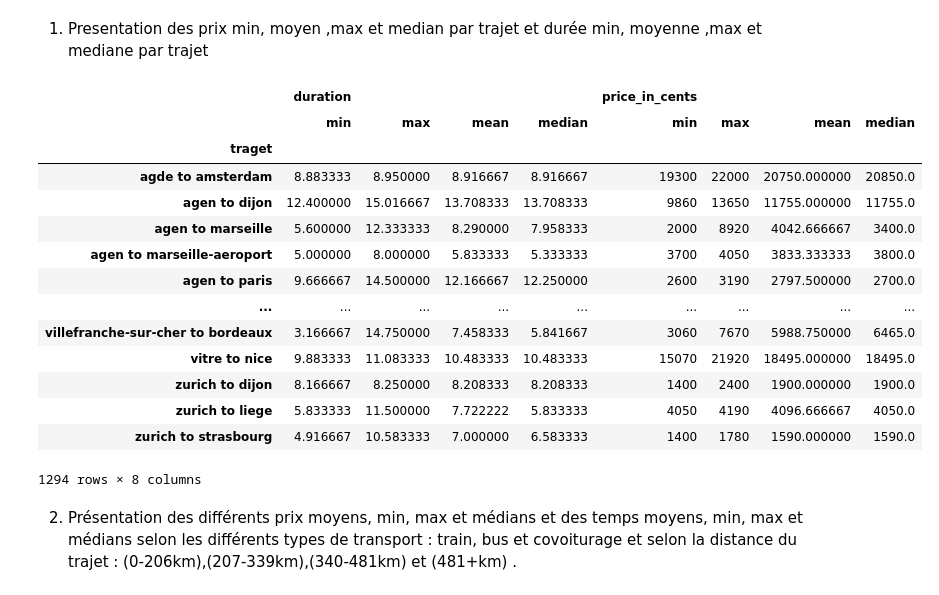
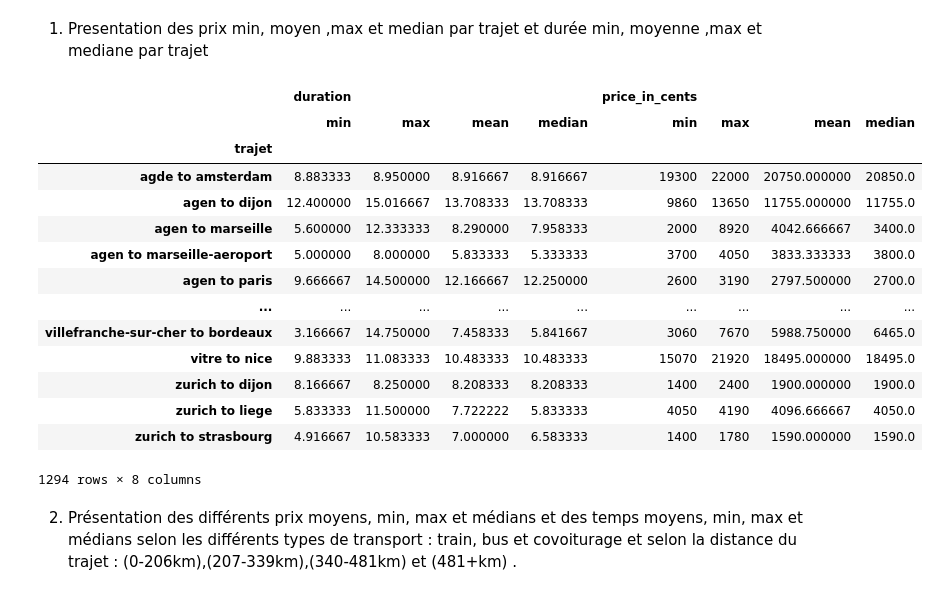
Before and after one commit to emnasouki/test_tictactrip, a Jupyter notebook: Test_technique_Tictactrip.ipynb, the cells around one changed output. Drawn from its saved outputs; the diff is of its cells as text; code cells hidden in the pictures.

```diff
--- a/Test_technique_Tictactrip.ipynb
+++ b/Test_technique_Tictactrip.ipynb
@@ -21,9 +21,4 @@ def TimeDiff(date_1, date_2):
   start = datetime.strptime(date_1, date_format_str)
   end =   datetime.strptime(date_2, date_format_str)
   diff = end - start
-  diff_in_hours = diff.total_seconds() / 3600
-  return (diff_in_hours)
+  return diff.total_seconds() / 3600
-# %%
-# Calculer la distance entre deux coordonnées
-def distances(coords_1, coords_2):
-  return(geopy.distance.geodesic(coords_1, coords_2).km)
@@ -69,18 +128,16 @@ def removing_Outlier(df):
 # %%
-#Ajout d'une colonne de plage des distances dans le data frame
 def add_RangeDistance(df):
+  """
+    Cette fonction permet d'ajouter d'une colonne des plages des distances dans le data frame
+    :params:
+        df: dataframe
+     :return:
+        df: dataframe
+  """
   l=list(df['distance'].quantile([0.25,0.5,0.75]))
-  def RangeDistance(dis):
-    if 0 <= dis and dis <= l[0]:
-      return('0-206km')
-    elif dis <= l[1]:
-      return('207-339km')
-    elif dis <= l[2]:
-      return('340-481km')
-    else:
-      return('481+km')
-  df['RangeDistance'] = df['distance'].apply(RangeDistance)
-  return(df)
+  df['RangeDistance'] = df.apply(lambda x: RangeDistance(x['distance'], l), axis = 1)
+
+  return df
 # %% [markdown]
 ### Importation des données
 # %%
@@ -258,15 +315,16 @@ display(All_data)
 # %% [markdown]
 2.    Ajout des colonnes "traget","distance","duration" et"RangeDistance"
 # %%
-All_data=add_traget(All_data)
-All_data=add_distance(All_data)
-All_data=add_duration(All_data)
-All_data=add_RangeDistance(All_data)
-#keeping necessary informations
+All_data = add_trajet(All_data)
+All_data = add_distance(All_data)
+All_data = add_duration(All_data)
+All_data = add_RangeDistance(All_data)
+# Garder les informations nécessaires
 All_data=All_data[['id_x','o', 'd','company', 'price_in_cents','transport_type',
        'has_bicycle', 'has_adjustable_seats', 'has_plug', 'has_wifi',
-       'fullname', 'traget', 'distance', 'duration','RangeDistance','o_city','d_city']]
+       'fullname', 'trajet', 'distance', 'duration','RangeDistance','o_city','d_city']]
 display(All_data)
+All_data.plot.scatter(x='duration', y='distance')
 # %% [output]
 |  | id_x | o | d | company | price_in_cents | transport_type | has_bicycle | has_adjustable_seats | ... |
 | 0 | 6795025 | orleans | montpellier | 8385 | 4550 | carpooling | False | False | ... |
@@ -335,12 +395,12 @@ All_data.plot.scatter(x='transport_type', y='fullname', c='duration',cmap='virid
 
 1. Presentation des prix min, moyen ,max et median par trajet et durée min, moyenne ,max et mediane par trajet
 # %%
-results1=All_data.groupby('traget').aggregate({'duration':['min','max','mean','median'],'price_in_cents':['min','max','mean','median']})
+results1=All_data.groupby('trajet').aggregate({'duration':['min','max','mean','median'],'price_in_cents':['min','max','mean','median']})
 display(results1)
 # %% [output]
 |  | duration |  |  |  | price_in_cents |  |  |  |
 |  | min | max | mean | median | min | max | mean | median |
-| traget |  |  |  |  |  |  |  |  |
+| trajet |  |  |  |  |  |  |  |  |
 | agde to amsterdam | 8.883333 | 8.950000 | 8.916667 | 8.916667 | 19300 | 22000 | 20750.000000 | 20850.0 |
 | agen to dijon | 12.400000 | 15.016667 | 13.708333 | 13.708333 | 9860 | 13650 | 11755.000000 | 11755.0 |
 | agen to marseille | 5.600000 | 12.333333 | 8.290000 | 7.958333 | 2000 | 8920 | 4042.666667 | 3400.0 |
```
Also changed, not shown: parts of 18 cells of this notebook.
